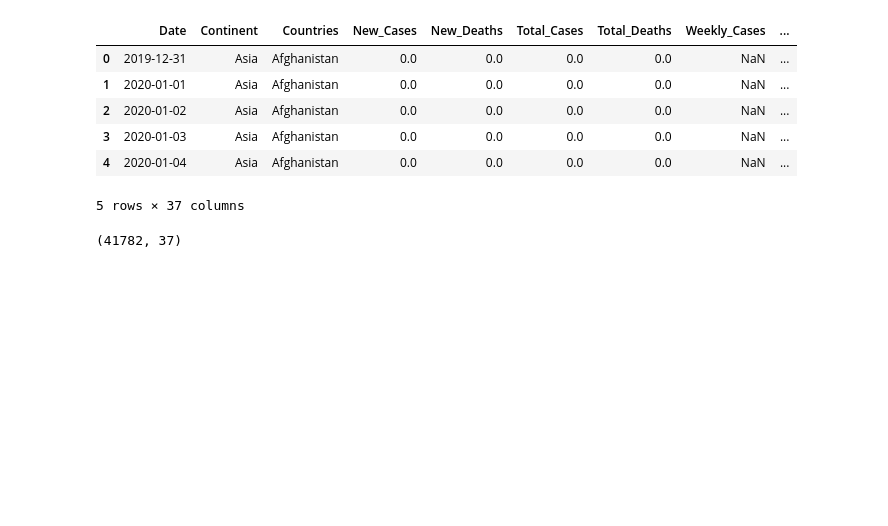
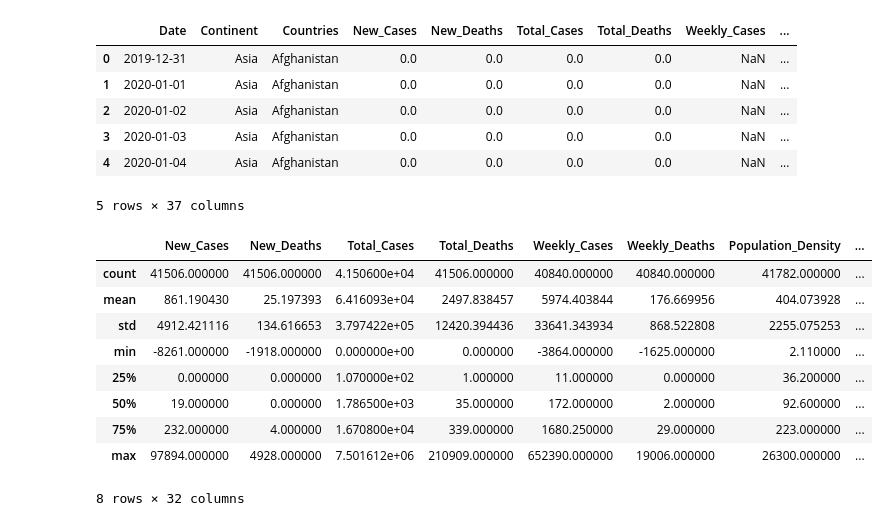
Before and after one commit to mvanitha/WIDDatathon, a Jupyter notebook: WIDDatathon.ipynb, the cells around one changed output. Drawn from its saved outputs; the diff is of its cells as text; code cells hidden in the pictures; blank space fills up the shorter version.

```diff
--- a/WIDDatathon.ipynb
+++ b/WIDDatathon.ipynb
@@ -15,7 +16,16 @@ data.head(5)
 | 3 | 2020-01-03 | Asia | Afghanistan | 0.0 | 0.0 | 0.0 | 0.0 | NaN | ... |
 | 4 | 2020-01-04 | Asia | Afghanistan | 0.0 | 0.0 | 0.0 | 0.0 | NaN | ... |
 5 rows × 37 columns
-# %%
-data.shape
-# %% [output]
-(41782, 37)
+# %%
+odata.describe()
+# %% [output]
+|  | New_Cases | New_Deaths | Total_Cases | Total_Deaths | Weekly_Cases | Weekly_Deaths | Population_Density | ... |
+| count | 41506.000000 | 41506.000000 | 4.150600e+04 | 41506.000000 | 40840.000000 | 40840.000000 | 41782.000000 | ... |
+| mean | 861.190430 | 25.197393 | 6.416093e+04 | 2497.838457 | 5974.403844 | 176.669956 | 404.073928 | ... |
+| std | 4912.421116 | 134.616653 | 3.797422e+05 | 12420.394436 | 33641.343934 | 868.522808 | 2255.075253 | ... |
+| min | -8261.000000 | -1918.000000 | 0.000000e+00 | 0.000000 | -3864.000000 | -1625.000000 | 2.110000 | ... |
+| 25% | 0.000000 | 0.000000 | 1.070000e+02 | 1.000000 | 11.000000 | 0.000000 | 36.200000 | ... |
+| 50% | 19.000000 | 0.000000 | 1.786500e+03 | 35.000000 | 172.000000 | 2.000000 | 92.600000 | ... |
+| 75% | 232.000000 | 4.000000 | 1.670800e+04 | 339.000000 | 1680.250000 | 29.000000 | 223.000000 | ... |
+| max | 97894.000000 | 4928.000000 | 7.501612e+06 | 210909.000000 | 652390.000000 | 19006.000000 | 26300.000000 | ... |
+8 rows × 32 columns
```
Also changed, not shown: parts of 16 cells of this notebook, 9 other files.
